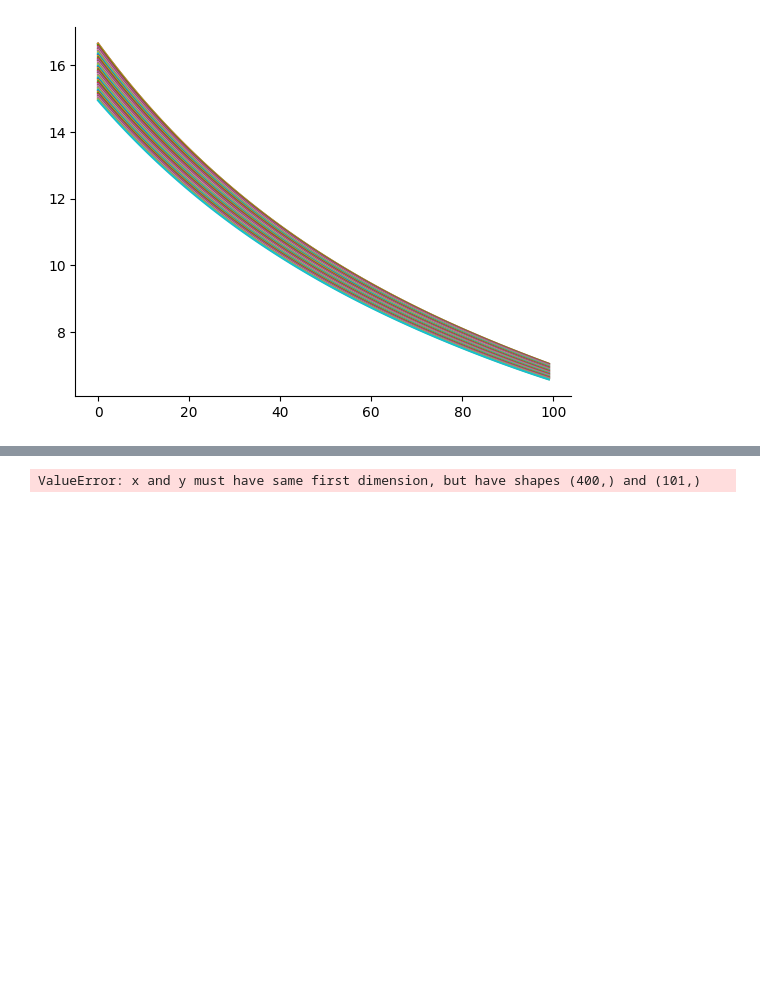
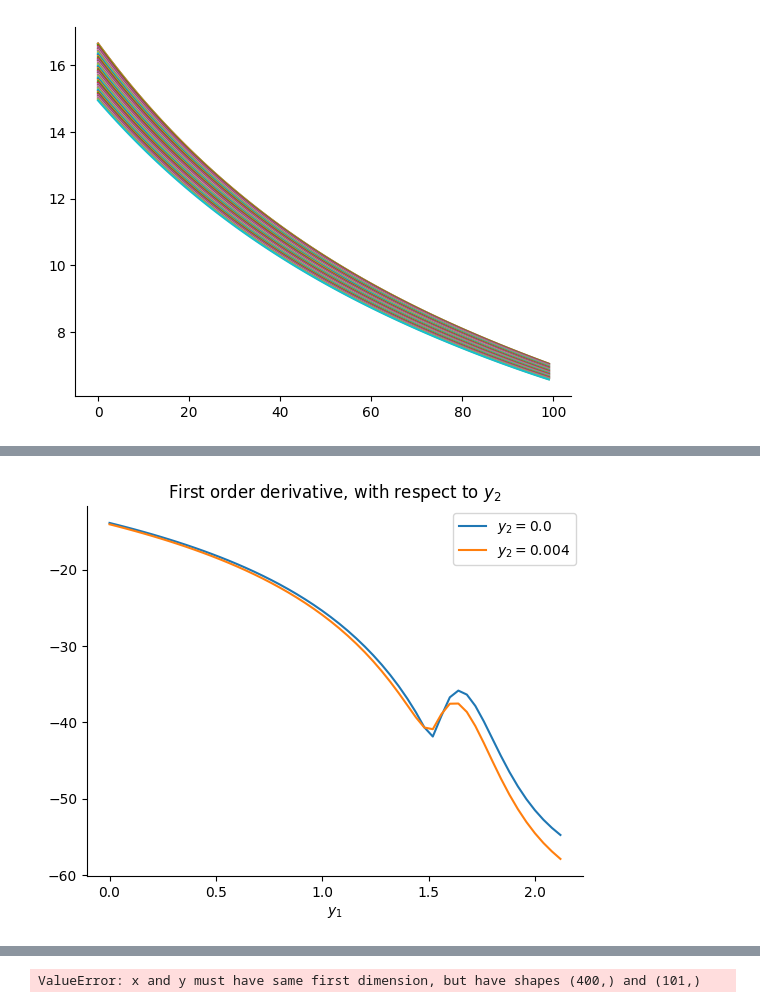
Before and after one commit to lphansen/ClimateUncertaintySpillover, a Jupyter notebook: notebook/2_state_temperature.ipynb, the cells around one changed output, grey strips where cells are left out. Saved outputs shown, nothing was run; the diff lists cells and outputs as text; code cells hidden in the pictures; blank space fills up the shorter version.

```diff
--- a/notebook/2_state_temperature.ipynb
+++ b/notebook/2_state_temperature.ipynb
@@ -341,0 +362,10 @@ plt.show()
+# %%
+plt.title("First order derivative, with respect to $y_2$")
+plt.plot(y1_grid_cap, v0_dy2[:,0], label=r"$y_2 = {}$".format(y2_grid[0]))
+plt.plot(y1_grid_cap, v0_dy2[:,4], label=r"$y_2 = {}$".format(y2_grid[4]))
+plt.xlabel(r"$y_1$")
+plt.legend()
+# plt.savefig("dv_dy2")
+plt.show()
+# %% [output]
+[figure, added]
```
Also changed, not shown: parts of 22 cells of this notebook.
